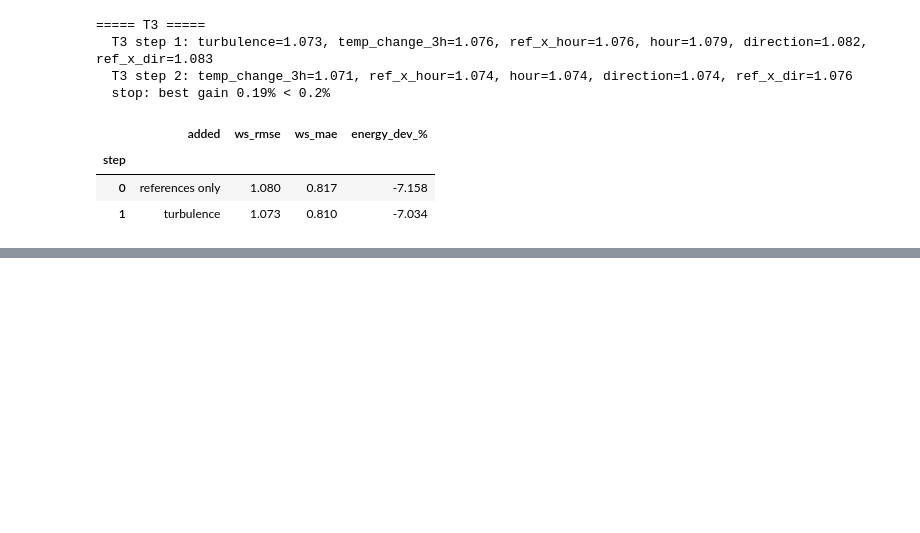
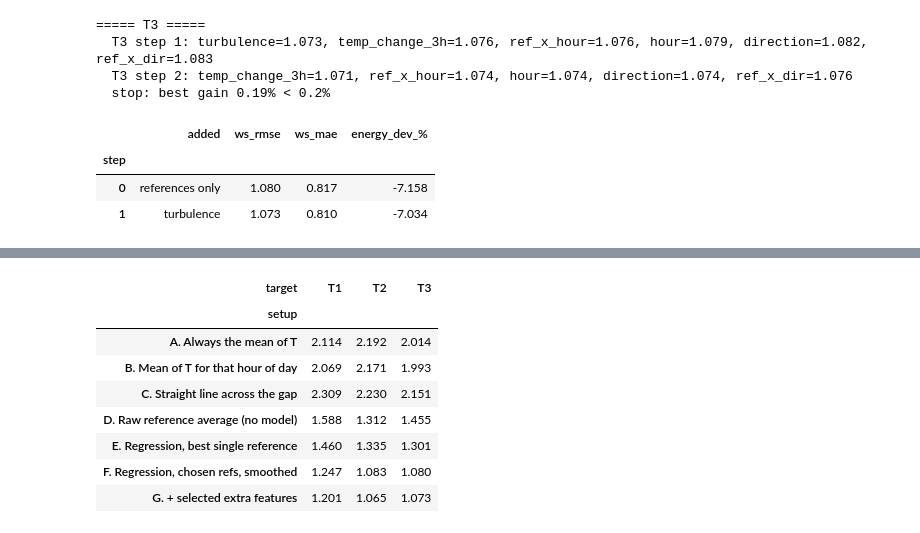
Before and after one commit to AdrianBodrug/Gone-with-the-wind-BayWe-Challenge, a Jupyter notebook: notebooks/data_analysis.ipynb, the cells around one changed output, grey strips where cells are left out. Saved outputs shown, nothing was run; the diff lists cells and outputs as text; code cells hidden in the pictures; blank space fills up the shorter version.

Commit message:
update model baselines

```diff
--- a/notebooks/data_analysis.ipynb
+++ b/notebooks/data_analysis.ipynb
@@ -937,0 +940,83 @@ for t in targets:
+# %%
+def cv_predict(t, predict_block):
+    """Run any predictor over the 3-day CV blocks. predict_block(fit_mask, test_mask) -> Series."""
+    pred = pd.Series(np.nan, index=full_idx)
+    for b in range(len(blocks)):
+        test = (block_id == b) & ws[t].notna()
+        if test.sum() == 0:
+            continue
+        fit = train_dev & (block_id != b)
+        pred[test] = predict_block(fit, test)[test]
+    return pred
+
+def metrics(t, pred):
+    y = ws[t]
+    ev = pred.notna() & y.notna()
+    yt, yp = y[ev].values, np.clip(pred[ev].values, 0, None)
+    e_true, e_pred = wind_to_power(yt).sum() / 6, wind_to_power(yp).sum() / 6
+    return {"ws_rmse": np.sqrt(((yp - yt) ** 2).mean()),
+            "ws_mae": np.abs(yp - yt).mean(),
+            "p_rmse": np.sqrt(((wind_to_power(yp) - wind_to_power(yt)) ** 2).mean()),
+            "energy_dev_%": (e_pred - e_true) / e_true * 100,
+            "n": int(ev.sum())}
+
+def baseline_mean(t):
+    return cv_predict(t, lambda fit, test: pd.Series(ws[t][fit].mean(), index=full_idx))
+
+def baseline_hourly_mean(t):
+    hour = pd.Series(full_idx.hour, index=full_idx)
+    def f(fit, test):
+        return hour.map(ws[t][fit].groupby(hour[fit]).mean())
+    return cv_predict(t, f)
+
+def baseline_interpolation(t):
+    def f(fit, test):
+        y = ws[t].copy()
+        y[test] = np.nan
+        return y.interpolate(method="time", limit_area="inside")
+    return cv_predict(t, f)
+
+def baseline_raw_refs(t):
+    raw = ws[refs].mean(axis=1)
+    return cv_predict(t, lambda fit, test: raw)
+
+def model_regression(t, X, nonneg_cols=None):
+    """Bounded linear regression on feature table X (reference weights >= 0)."""
+    nonneg = list(X.columns) if nonneg_cols is None else nonneg_cols
+    def f(fit, test):
+        ok = fit & X.notna().all(axis=1) & ws[t].notna()
+        reg = BoundedLinear(nonneg).fit(X.loc[ok], ws[t][ok])
+        out = pd.Series(np.nan, index=full_idx)
+        has = X.notna().all(axis=1)
+        out[has] = reg.predict(X.loc[has])
+        return out
+    return cv_predict(t, f)
+
+rows = []
+for t in targets:
+    best_single = lag_table.query("target == @t").sort_values("corr").iloc[-1]["ref"]
+    F, ref_cols = build_features(t)
+    sel_cols, sel_refs = selected[t]
+    setups = {
+        "A. Always the mean of T":               baseline_mean(t),
+        "B. Mean of T for that hour of day":     baseline_hourly_mean(t),
+        "C. Straight line across the gap":       baseline_interpolation(t),
+        "D. Raw reference average (no model)":   baseline_raw_refs(t),
+        "E. Regression, best single reference":  model_regression(t, pd.DataFrame({best_single: shifted_ref(t, best_single)})),
+        "F. Regression, chosen refs, smoothed":  model_regression(t, F[ref_cols]),
+        "G. + selected extra features":          model_regression(t, F[sel_cols], nonneg_cols=sel_refs),
+    }
+    for name, pred in setups.items():
+        rows.append({"target": t, "setup": name, **metrics(t, pred)})
+compare = pd.DataFrame(rows)
+
+for col, label, d in [("ws_rmse", "Wind RMSE (m/s)", 3), ("p_rmse", "Power RMSE (kW)", 0),
+                      ("energy_dev_%", "Energy deviation (%)", 1)]:
+    print(label)
+    display(compare.pivot(index="setup", columns="target", values=col).round(d))
+
+ref_rmse = compare[compare.setup.str.startswith("A.")].set_index("target")["ws_rmse"]
+compare["error_reduction_vs_mean_%"] = (1 - compare["ws_rmse"] / compare["target"].map(ref_rmse)) * 100
+print("Wind RMSE reduction vs. always predicting the mean (%):")
+display(compare.pivot(index="setup", columns="target", values="error_reduction_vs_mean_%").round(0))
+# %% [output]
@@ -937,0 +1024,9 @@ for t in targets:
+| target | T1 | T2 | T3 |
+| setup |  |  |  |
+| A. Always the mean of T | 2.114 | 2.192 | 2.014 |
+| B. Mean of T for that hour of day | 2.069 | 2.171 | 1.993 |
+| C. Straight line across the gap | 2.309 | 2.230 | 2.151 |
+| D. Raw reference average (no model) | 1.588 | 1.312 | 1.455 |
+| E. Regression, best single reference | 1.460 | 1.335 | 1.301 |
+| F. Regression, chosen refs, smoothed | 1.247 | 1.083 | 1.080 |
+| G. + selected extra features | 1.201 | 1.065 | 1.073 |
```
Also changed, not shown: parts of 2 cells of this notebook.
